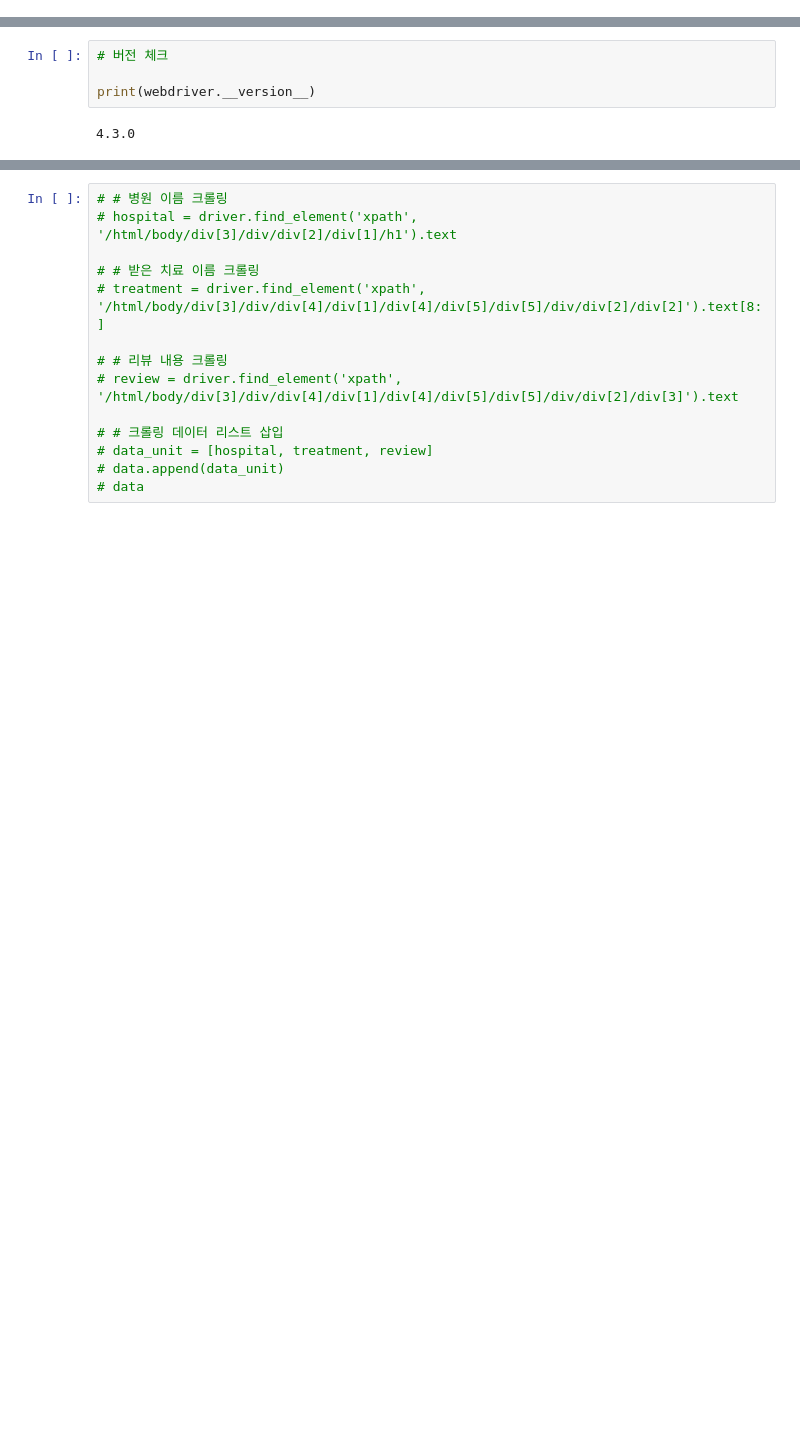
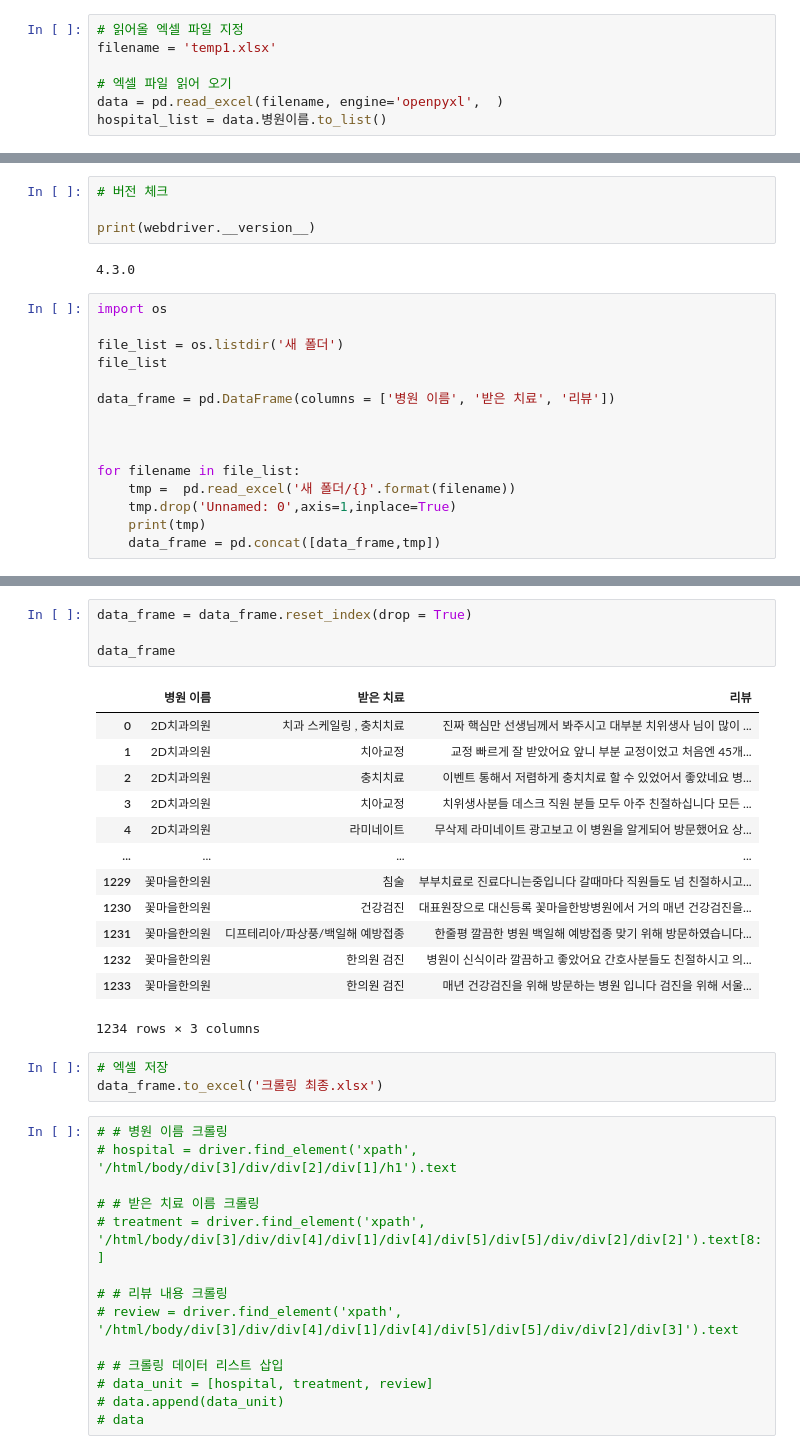
Before and after one commit to seonghyunJung/Crawling-Module, a Jupyter notebook: Crawling Module(Modoodoc).ipynb, the cells around one changed output, grey strips where cells are left out. Drawn from its saved outputs; the diff is of its cells as text; blank space fills up the shorter version.

```diff
--- a/Crawling Module(Modoodoc).ipynb
+++ b/Crawling Module(Modoodoc).ipynb
@@ -130 +133,8 @@ hospital_list = data.병원이름.to_list()
+# %%
+# 읽어올 엑셀 파일 지정
+filename = 'temp1.xlsx'
+
+# 엑셀 파일 읽어 오기
+data = pd.read_excel(filename, engine='openpyxl',  )
+hospital_list = data.병원이름.to_list()
 # %%
@@ -209,3 +275,18 @@ df.to_excel('크롤링결과.xlsx')
 print(webdriver.__version__)
 # %% [output]
 4.3.0
+# %%
+import os
+
+file_list = os.listdir('새 폴더')
+file_list
+
+data_frame = pd.DataFrame(columns = ['병원 이름', '받은 치료', '리뷰'])
+
+
+
+for filename in file_list:
+    tmp =  pd.read_excel('새 폴더/{}'.format(filename))
+    tmp.drop('Unnamed: 0',axis=1,inplace=True)
+    print(tmp)
+    data_frame = pd.concat([data_frame,tmp])
@@ -212,3 +311,24 @@ print(webdriver.__version__)
+# %%
+data_frame = data_frame.reset_index(drop = True)
+
+data_frame
+# %% [output]
+|  | 병원 이름 | 받은 치료 | 리뷰 |
+| 0 | 2D치과의원 | 치과 스케일링 , 충치치료 | 진짜 핵심만 선생님께서 봐주시고 대부분 치위생사 님이 많이 ... |
+| 1 | 2D치과의원 | 치아교정 | 교정 빠르게 잘 받았어요 앞니 부분 교정이었고 처음엔 45개... |
+| 2 | 2D치과의원 | 충치치료 | 이벤트 통해서 저렴하게 충치치료 할 수 있었어서 좋았네요 병... |
+| 3 | 2D치과의원 | 치아교정 | 치위생사분들 데스크 직원 분들 모두 아주 친절하십니다 모든 ... |
+| 4 | 2D치과의원 | 라미네이트 | 무삭제 라미네이트 광고보고 이 병원을 알게되어 방문했어요 상... |
+| ... | ... | ... | ... |
+| 1229 | 꽃마을한의원 | 침술 | 부부치료로 진료다니는중입니다 갈때마다 직원들도 넘 친절하시고... |
+| 1230 | 꽃마을한의원 | 건강검진 | 대표원장으로 대신등록 꽃마을한방병원에서 거의 매년 건강검진을... |
+| 1231 | 꽃마을한의원 | 디프테리아/파상풍/백일해 예방접종 | 한줄평 깔끔한 병원 백일해 예방접종 맞기 위해 방문하였습니다... |
+| 1232 | 꽃마을한의원 | 한의원 검진 | 병원이 신식이라 깔끔하고 좋았어요 간호사분들도 친절하시고 의... |
+| 1233 | 꽃마을한의원 | 한의원 검진 | 매년 건강검진을 위해 방문하는 병원 입니다 검진을 위해 서울... |
+1234 rows × 3 columns
+# %%
+# 엑셀 저장
+data_frame.to_excel('크롤링 최종.xlsx')
 # %%
 # # 병원 이름 크롤링
 # hospital = driver.find_element('xpath', '/html/body/div[3]/div/div[2]/div[1]/h1').text
```
Also changed, not shown: parts of 16 cells of this notebook.
